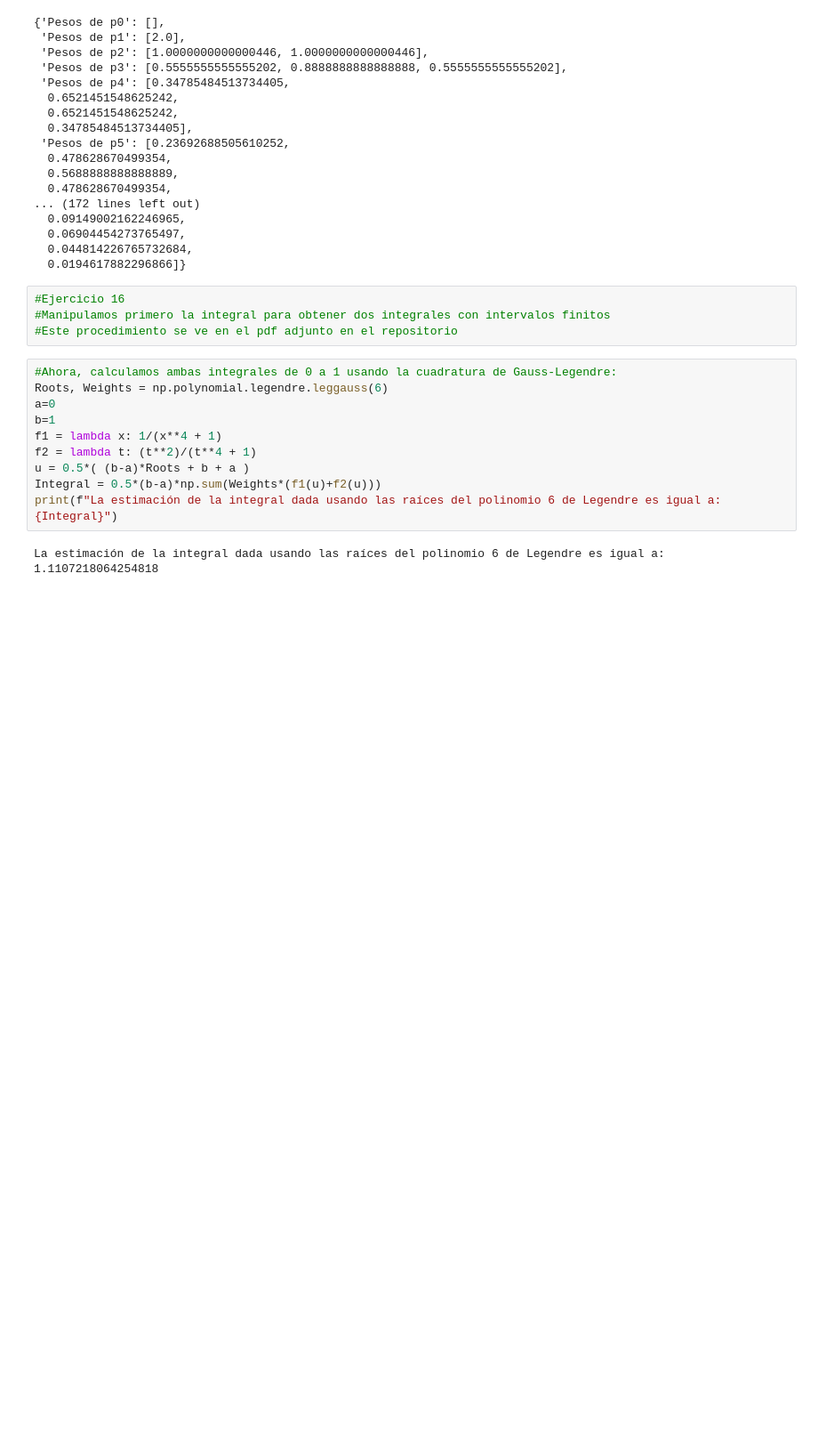
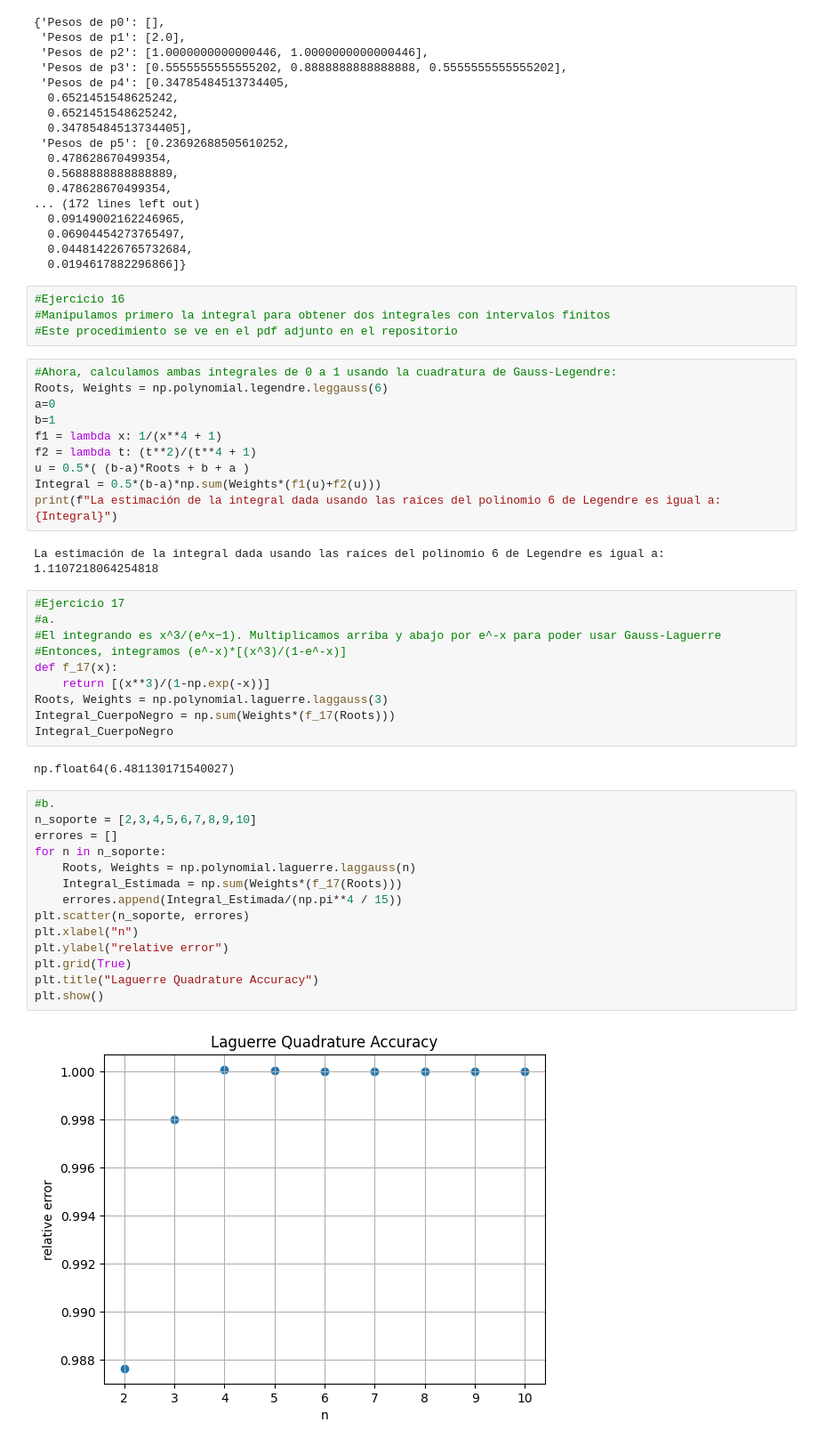
Before and after one commit to SantiagoRodriguez8881/Metodos1_JuanPabloMartinez_SantiagoRodriguez, a Jupyter notebook: Tarea 3 - Integración.ipynb, the cells around one changed output. Shown: that part at 89% size. Saved outputs shown, nothing was run; the diff lists cells and outputs as text; blank space fills up the shorter version.

```diff
--- a/Tarea 3 - Integración.ipynb
+++ b/Tarea 3 - Integración.ipynb
@@ -308,3 +308,31 @@ Integral = 0.5*(b-a)*np.sum(Weights*(f1(u)+f2(u)))
 print(f"La estimación de la integral dada usando las raíces del polinomio 6 de Legendre es igual a: {Integral}")
 # %% [output]
 La estimación de la integral dada usando las raíces del polinomio 6 de Legendre es igual a: 1.1107218064254818
+# %%
+#Ejercicio 17
+#a.
+#El integrando es x^3/(e^x−1). Multiplicamos arriba y abajo por e^-x para poder usar Gauss-Laguerre
+#Entonces, integramos (e^-x)*[(x^3)/(1-e^-x)]
+def f_17(x):
+    return [(x**3)/(1-np.exp(-x))]
+Roots, Weights = np.polynomial.laguerre.laggauss(3)
+Integral_CuerpoNegro = np.sum(Weights*(f_17(Roots)))
+Integral_CuerpoNegro
+# %% [output]
+np.float64(6.481130171540027)
+# %%
+#b.
+n_soporte = [2,3,4,5,6,7,8,9,10]
+errores = []
+for n in n_soporte:
+    Roots, Weights = np.polynomial.laguerre.laggauss(n)
+    Integral_Estimada = np.sum(Weights*(f_17(Roots)))
+    errores.append(Integral_Estimada/(np.pi**4 / 15))
+plt.scatter(n_soporte, errores)
+plt.xlabel("n")
+plt.ylabel("relative error")
+plt.grid(True)
+plt.title("Laguerre Quadrature Accuracy")
+plt.show()
+# %% [output]
+[figure, added]
```
